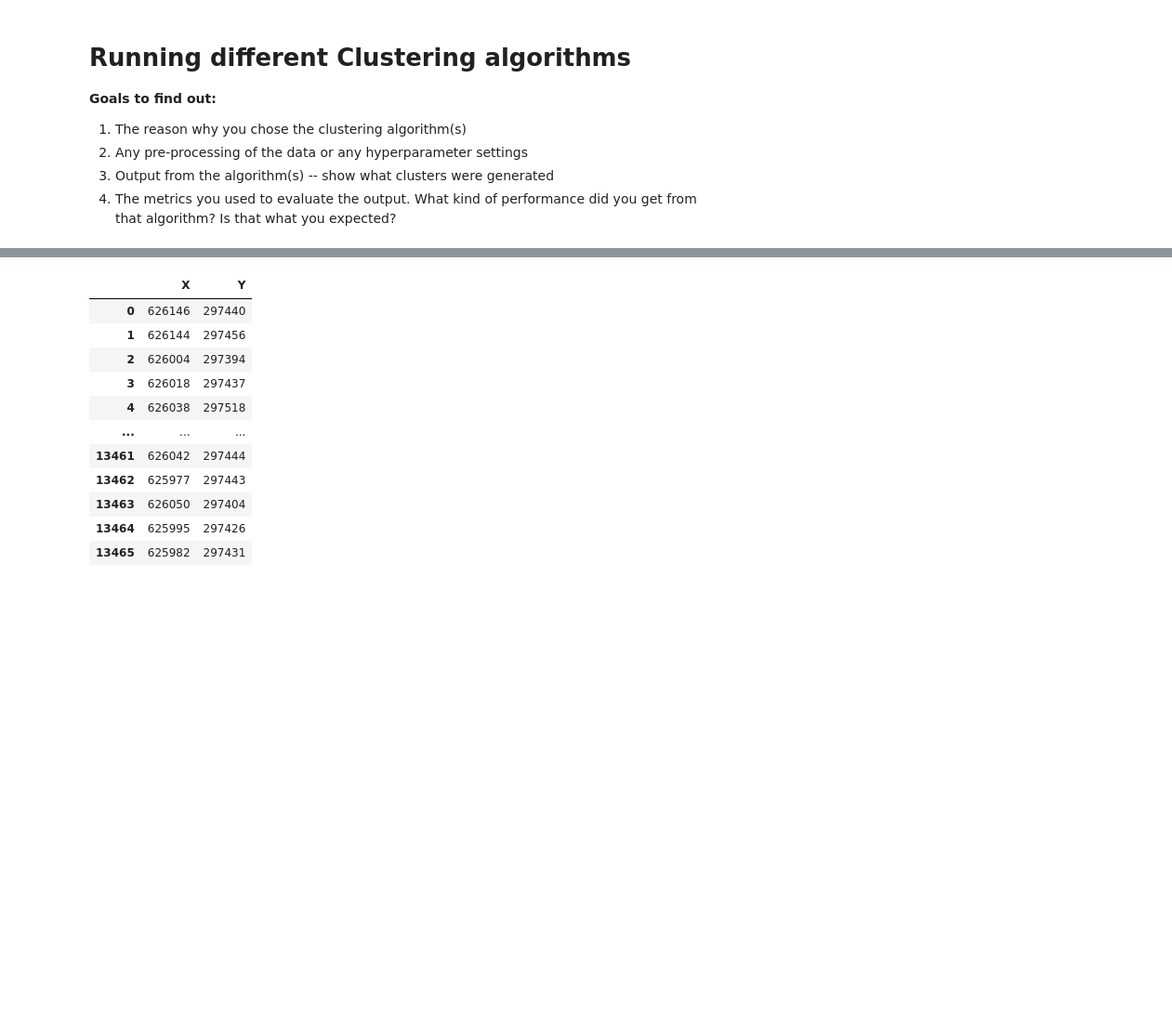
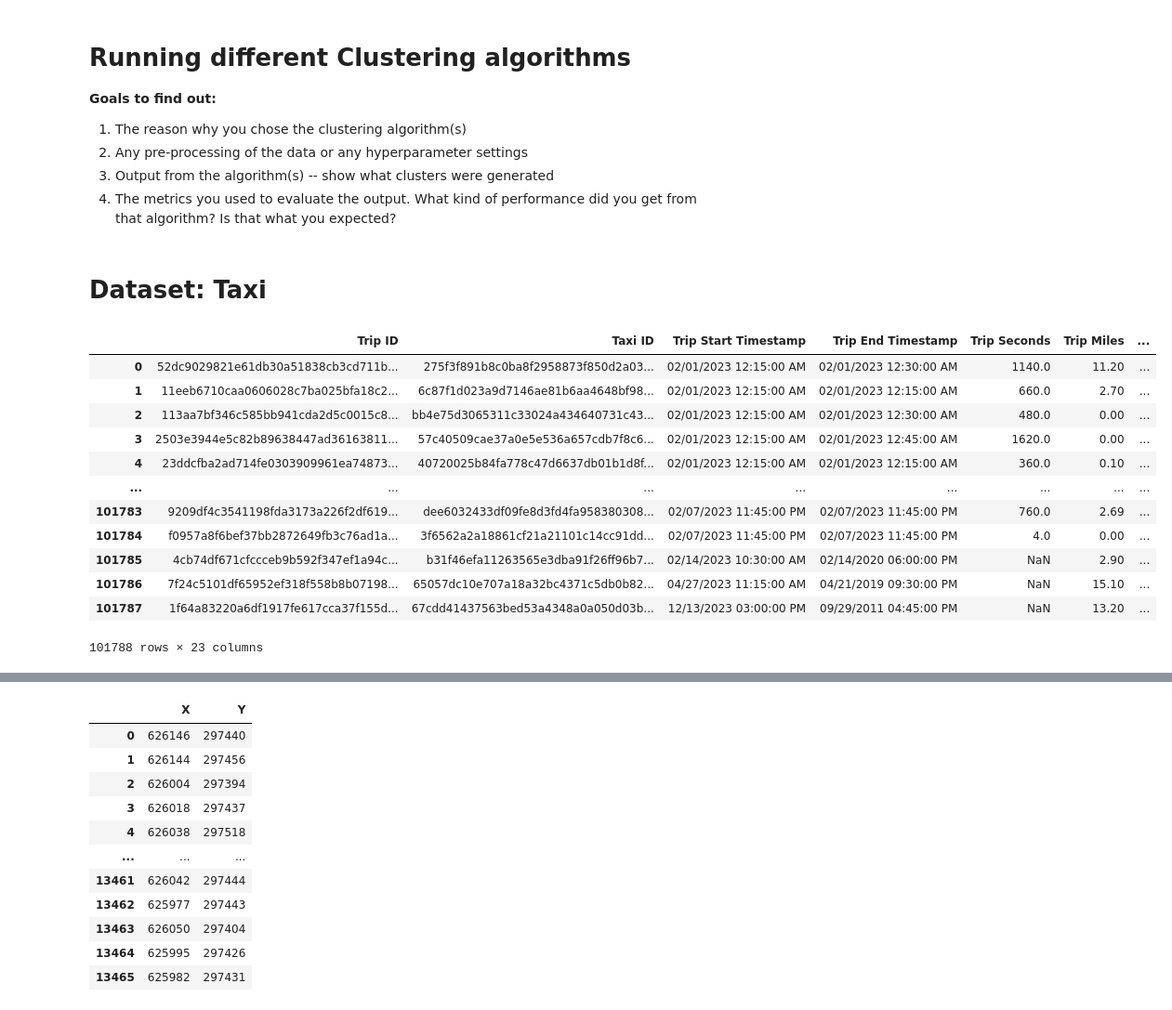
Before and after one commit to USFCA-CS663-Spring2024/kmeans-Sahil1709, a Jupyter notebook: Assignment 2 - Clustering.ipynb, the cells around one changed output, grey strips where cells are left out. Shown at 93% size. Cells and saved outputs as stored; diff of their text form; code cells hidden in the pictures; blank space fills up the shorter version.

```diff
--- a/Assignment 2 - Clustering.ipynb
+++ b/Assignment 2 - Clustering.ipynb
@@ -233,3 +233,22 @@ plt.show()
 2. Any pre-processing of the data or any hyperparameter settings
 3. Output from the algorithm(s) -- show what clusters were generated
 4. The metrics you used to evaluate the output. What kind of performance did you get from that algorithm? Is that what you expected?
+# %% [markdown]
+# Dataset: Taxi
+# %%
+df = pd.read_csv('Taxi_Trips__2013-2023_.csv')
+df
+# %% [output]
+|  | Trip ID | Taxi ID | Trip Start Timestamp | Trip End Timestamp | Trip Seconds | Trip Miles | ... |
+| 0 | 52dc9029821e61db30a51838cb3cd711b... | 275f3f891b8c0ba8f2958873f850d2a03... | 02/01/2023 12:15:00 AM | 02/01/2023 12:30:00 AM | 1140.0 | 11.20 | ... |
+| 1 | 11eeb6710caa0606028c7ba025bfa18c2... | 6c87f1d023a9d7146ae81b6aa4648bf98... | 02/01/2023 12:15:00 AM | 02/01/2023 12:15:00 AM | 660.0 | 2.70 | ... |
+| 2 | 113aa7bf346c585bb941cda2d5c0015c8... | bb4e75d3065311c33024a434640731c43... | 02/01/2023 12:15:00 AM | 02/01/2023 12:30:00 AM | 480.0 | 0.00 | ... |
+| 3 | 2503e3944e5c82b89638447ad36163811... | 57c40509cae37a0e5e536a657cdb7f8c6... | 02/01/2023 12:15:00 AM | 02/01/2023 12:45:00 AM | 1620.0 | 0.00 | ... |
+| 4 | 23ddcfba2ad714fe0303909961ea74873... | 40720025b84fa778c47d6637db01b1d8f... | 02/01/2023 12:15:00 AM | 02/01/2023 12:15:00 AM | 360.0 | 0.10 | ... |
+| ... | ... | ... | ... | ... | ... | ... | ... |
+| 101783 | 9209df4c3541198fda3173a226f2df619... | dee6032433df09fe8d3fd4fa958380308... | 02/07/2023 11:45:00 PM | 02/07/2023 11:45:00 PM | 760.0 | 2.69 | ... |
+| 101784 | f0957a8f6bef37bb2872649fb3c76ad1a... | 3f6562a2a18861cf21a21101c14cc91dd... | 02/07/2023 11:45:00 PM | 02/07/2023 11:45:00 PM | 4.0 | 0.00 | ... |
+| 101785 | 4cb74df671cfccceb9b592f347ef1a94c... | b31f46efa11263565e3dba91f26ff96b7... | 02/14/2023 10:30:00 AM | 02/14/2020 06:00:00 PM | NaN | 2.90 | ... |
+| 101786 | 7f24c5101df65952ef318f558b8b07198... | 65057dc10e707a18a32bc4371c5db0b82... | 04/27/2023 11:15:00 AM | 04/21/2019 09:30:00 PM | NaN | 15.10 | ... |
+| 101787 | 1f64a83220a6df1917fe617cca37f155d... | 67cdd41437563bed53a4348a0a050d03b... | 12/13/2023 03:00:00 PM | 09/29/2011 04:45:00 PM | NaN | 13.20 | ... |
+101788 rows × 23 columns
```
Also changed, not shown: parts of 19 cells of this notebook, 1 other file.
